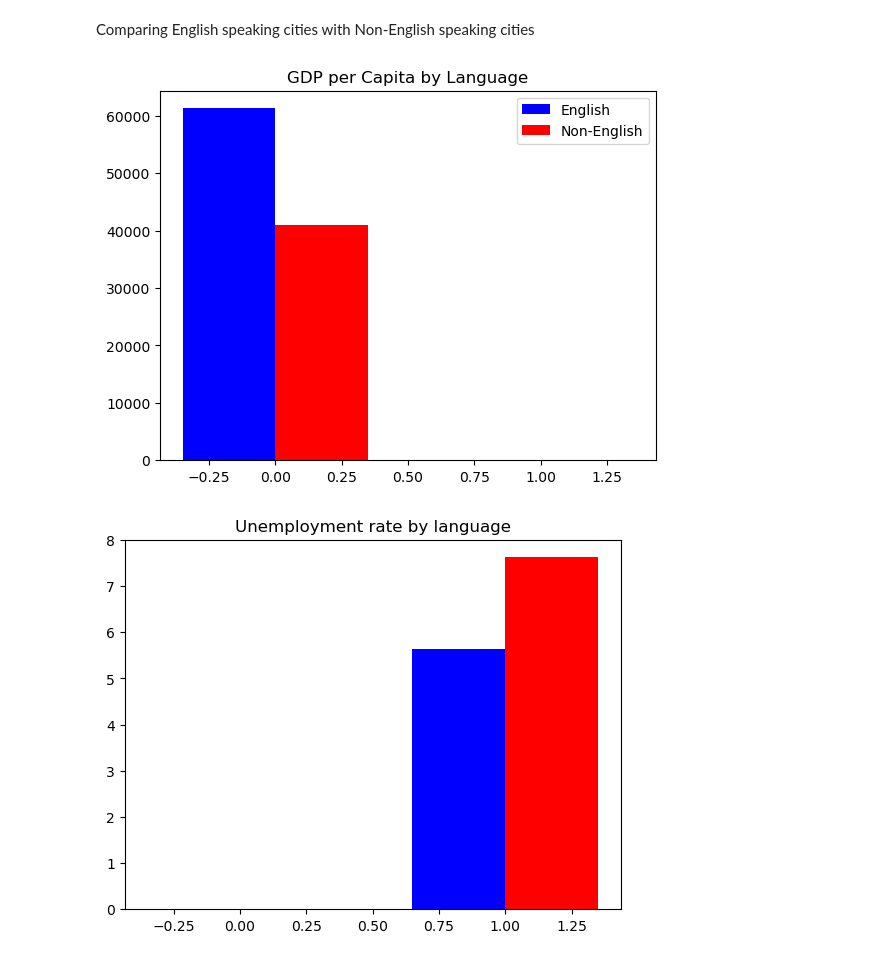
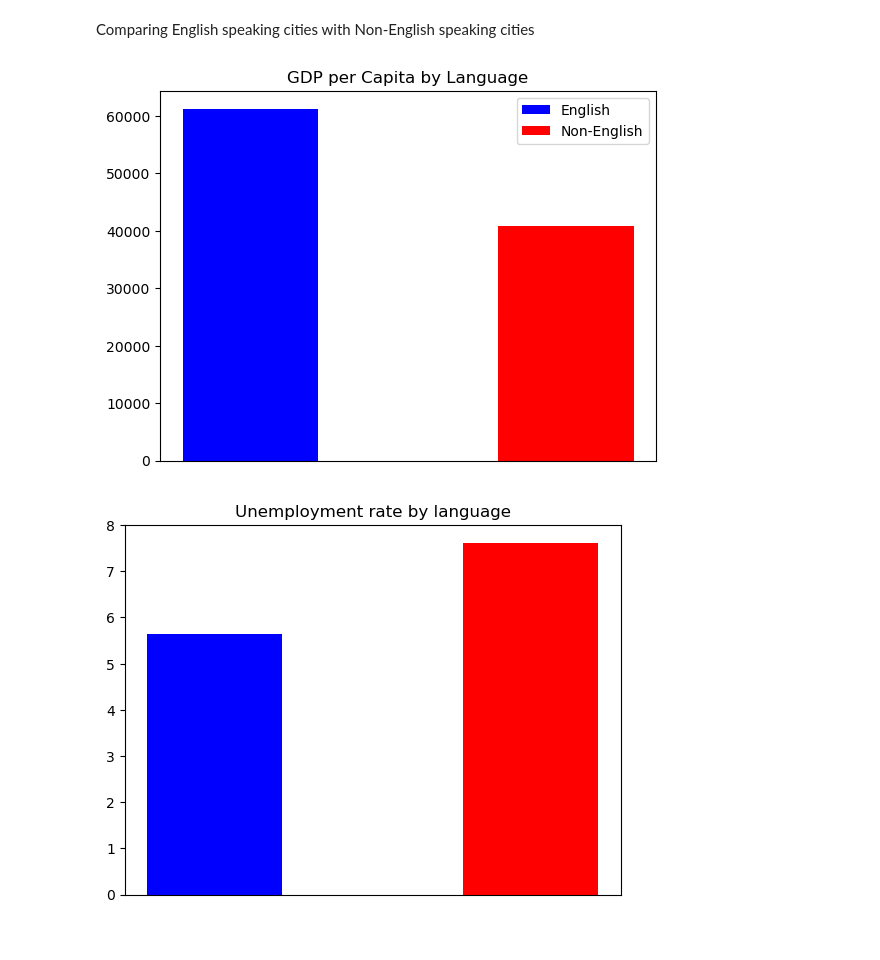
Before and after one commit to yair19-meet/PDS-project, a Jupyter notebook: src/analysis.ipynb, the cells around one changed output. Cells and saved outputs as stored; diff of their text form; code cells hidden in the pictures.

```diff
--- a/src/analysis.ipynb
+++ b/src/analysis.ipynb
@@ -241,39 +241,31 @@ Comparing English speaking cities with Non-English speaking cities
 # %%
 english_speaking_cities = data[data['english_spoken'] == True]
 non_english_speaking_cities = data[data['english_spoken'] == False]
 
 gdp_eng = english_speaking_cities['GDP per Capita'].mean()
 gdp_non_eng = non_english_speaking_cities['GDP per Capita'].mean()
 
 unemployment_eng = english_speaking_cities['Unemployment Rate'].mean()
 unemployment_non_eng = non_english_speaking_cities['Unemployment Rate'].mean()
 
-english_values = [gdp_eng, unemployment_eng]
-non_english_values = [gdp_non_eng, unemployment_non_eng]
-
-categories = ['GDP per Capita', 'Unemployment Rate']
-
-x = np.arange(len(categories))  # x locations for categories
-
 fig, ax = plt.subplots()
 
-ax.bar(x - 0.35/2, [gdp_eng, 0], 0.35, label='English', color='blue')
-ax.bar(x + 0.35/2, [gdp_non_eng, 0], 0.35, label='Non-English', color='red')
+x = np.array([0])
 
+ax.bar(x - 0.35/2, [gdp_eng], 0.15, label='English', color='blue')
+ax.bar(x + 0.35/2, [gdp_non_eng], 0.15, label='Non-English', color='red')
 ax.set_title('GDP per Capita by Language')
+ax.set_xticks([])
+ax.legend()
 
 fig2, ax2 = plt.subplots()
-ax2.bar(x - 0.35/2, [0, unemployment_eng], 0.35, label='English', color='blue')
-ax2.bar(x + 0.35/2, [0, unemployment_non_eng], 0.35, label='Non-English', color='red')
-
+ax2.bar(x - 0.35/2, unemployment_eng, 0.15, label='English', color='blue')
+ax2.bar(x + 0.35/2, unemployment_non_eng, 0.15, label='Non-English', color='red')
 ax2.set_title('Unemployment rate by language')
-
-
+ax2.set_xticks([])
 ax.legend()
 
-
-
 plt.show()
 # %% [output]
-[figure, old version]
+[figure, new version]
-[figure, old version]
+[figure, new version]
```
